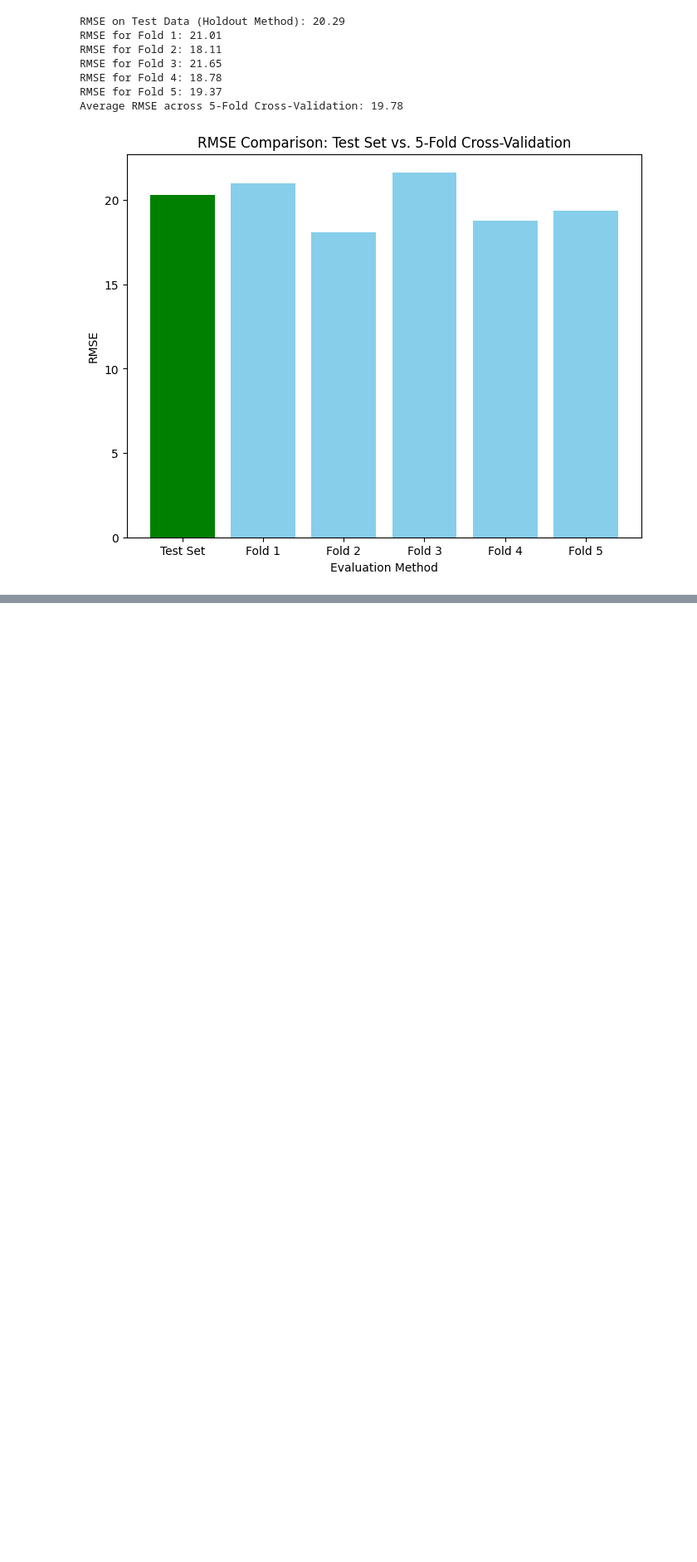
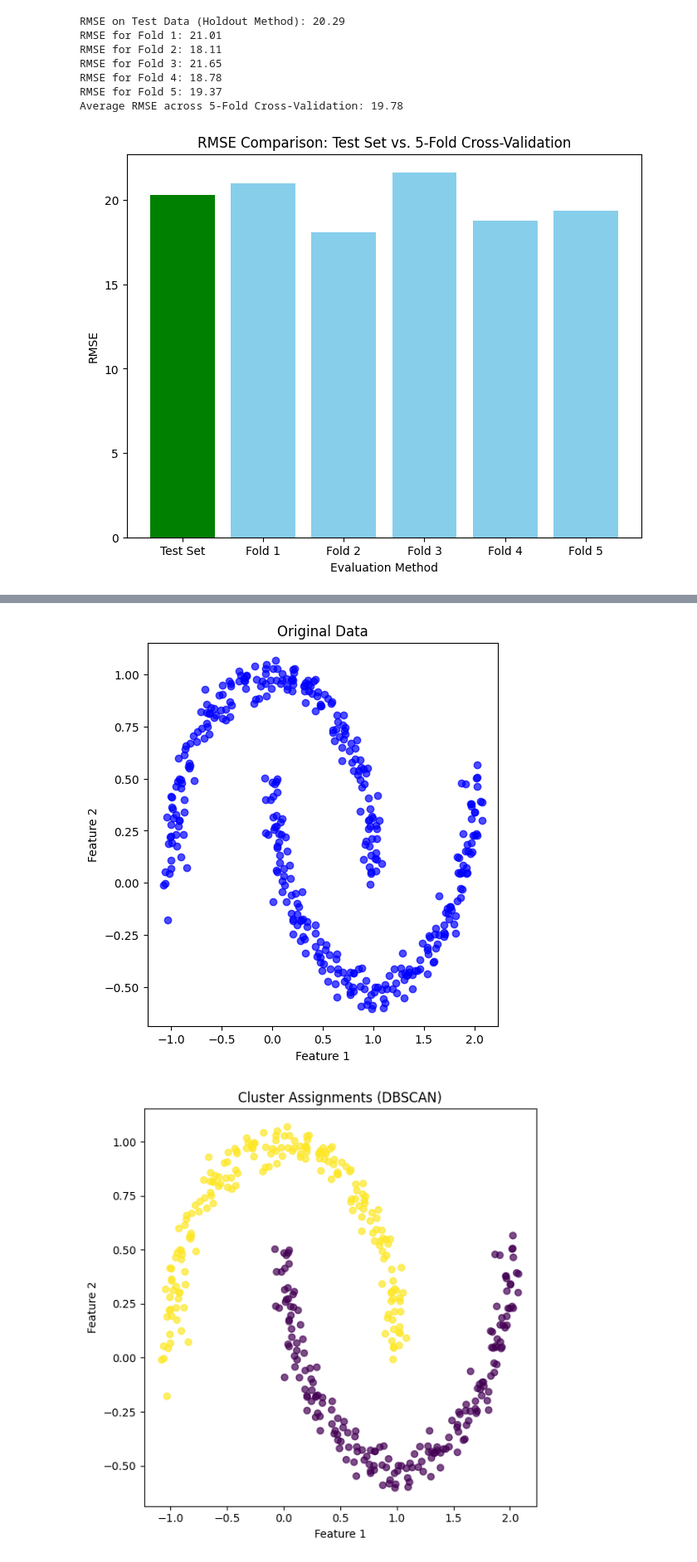
Before and after one commit to MehrdadJalali-AI/Statistics-and-Machine-Learning, a Jupyter notebook: C2_ML.ipynb, the cells around one changed output, grey strips where cells are left out. Shown at 83% size. Cells and saved outputs as stored; diff of their text form; code cells hidden in the pictures; blank space fills up the shorter version.

```diff
--- a/C2_ML.ipynb
+++ b/C2_ML.ipynb
@@ -1750,0 +1994,38 @@ Average RMSE across 5-Fold Cross-Validation: 19.78
+# %%
+import numpy as np
+import matplotlib.pyplot as plt
+from sklearn.datasets import make_moons
+from sklearn.cluster import DBSCAN
+
+# Generate synthetic data with two non-linear clusters
+np.random.seed(0)
+X, _ = make_moons(n_samples=400, noise=0.05, random_state=42)
+
+# Initialize DBSCAN with epsilon and minimum samples
+dbscan = DBSCAN(eps=0.2, min_samples=5)
+
+# Fit DBSCAN to the data
+dbscan.fit(X)
+
+# Create separate plots for original data and clustered data
+plt.figure(figsize=(12, 6))
+
+# Plot the original data
+plt.subplot(1, 2, 1)
+plt.scatter(X[:, 0], X[:, 1], c='blue', alpha=0.7)
+plt.xlabel('Feature 1')
+plt.ylabel('Feature 2')
+plt.title('Original Data')
+
+# Create a new figure for the clustered data
+plt.figure(figsize=(6, 6))
+plt.scatter(X[:, 0], X[:, 1], c=dbscan.labels_, cmap='viridis', alpha=0.7)
+plt.xlabel('Feature 1')
+plt.ylabel('Feature 2')
+plt.title('Cluster Assignments (DBSCAN)')
+
+plt.tight_layout()
+plt.show()
+# %% [output]
+[figure, added]
+[figure, added]
```
Also changed, not shown: parts of 13 cells of this notebook.
